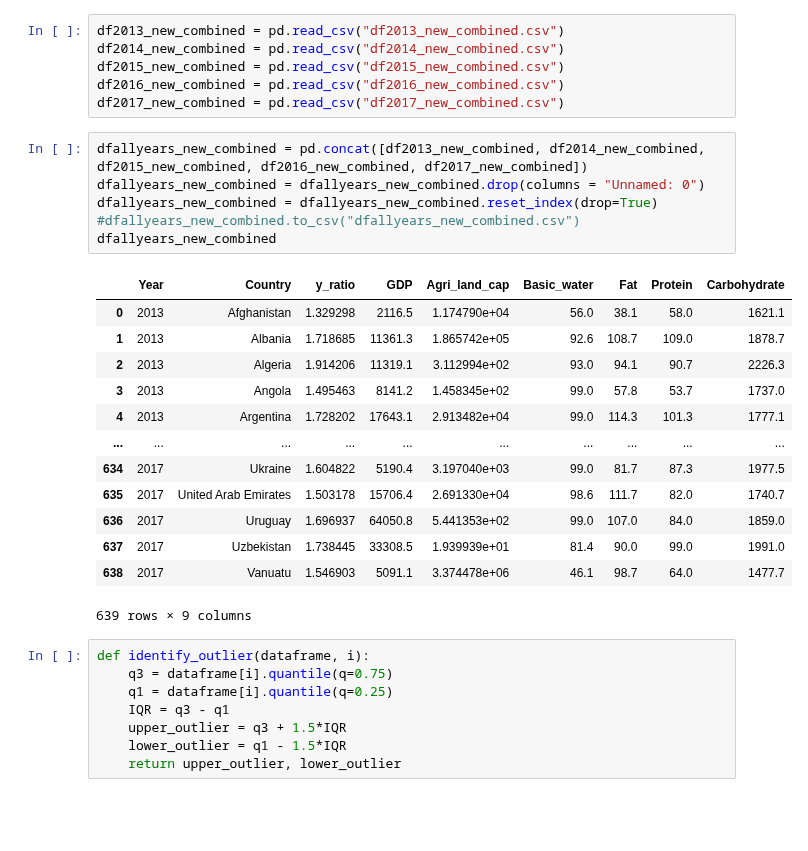
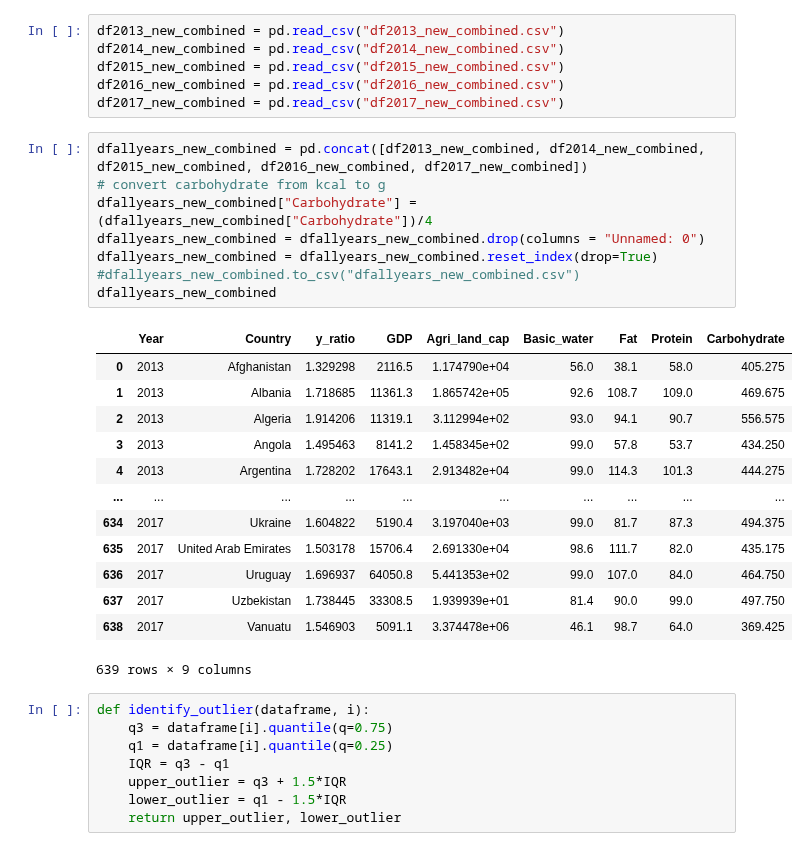
Before and after one commit to tanjoash/2D_data_driven_world, a Jupyter notebook: 2dwork/2D DDW.ipynb, the cells around one changed output. Drawn from its saved outputs; the diff is of its cells as text; blank space fills up the shorter version.

Commit message:
edited unit of carbs from kcal to g

```diff
--- a/2dwork/2D DDW.ipynb
+++ b/2dwork/2D DDW.ipynb
@@ -1223,23 +1223,25 @@ df2016_new_combined = pd.read_csv("df2016_new_combined.csv")
 df2017_new_combined = pd.read_csv("df2017_new_combined.csv")
 # %%
 dfallyears_new_combined = pd.concat([df2013_new_combined, df2014_new_combined, df2015_new_combined, df2016_new_combined, df2017_new_combined])
+# convert carbohydrate from kcal to g
+dfallyears_new_combined["Carbohydrate"] = (dfallyears_new_combined["Carbohydrate"])/4
 dfallyears_new_combined = dfallyears_new_combined.drop(columns = "Unnamed: 0")
 dfallyears_new_combined = dfallyears_new_combined.reset_index(drop=True)
 #dfallyears_new_combined.to_csv("dfallyears_new_combined.csv")
 dfallyears_new_combined
 # %% [output]
 |  | Year | Country | y_ratio | GDP | Agri_land_cap | Basic_water | Fat | Protein | Carbohydrate |
-| 0 | 2013 | Afghanistan | 1.329298 | 2116.5 | 1.174790e+04 | 56.0 | 38.1 | 58.0 | 1621.1 |
-| 1 | 2013 | Albania | 1.718685 | 11361.3 | 1.865742e+05 | 92.6 | 108.7 | 109.0 | 1878.7 |
-| 2 | 2013 | Algeria | 1.914206 | 11319.1 | 3.112994e+02 | 93.0 | 94.1 | 90.7 | 2226.3 |
-| 3 | 2013 | Angola | 1.495463 | 8141.2 | 1.458345e+02 | 99.0 | 57.8 | 53.7 | 1737.0 |
-| 4 | 2013 | Argentina | 1.728202 | 17643.1 | 2.913482e+04 | 99.0 | 114.3 | 101.3 | 1777.1 |
+| 0 | 2013 | Afghanistan | 1.329298 | 2116.5 | 1.174790e+04 | 56.0 | 38.1 | 58.0 | 405.275 |
+| 1 | 2013 | Albania | 1.718685 | 11361.3 | 1.865742e+05 | 92.6 | 108.7 | 109.0 | 469.675 |
+| 2 | 2013 | Algeria | 1.914206 | 11319.1 | 3.112994e+02 | 93.0 | 94.1 | 90.7 | 556.575 |
+| 3 | 2013 | Angola | 1.495463 | 8141.2 | 1.458345e+02 | 99.0 | 57.8 | 53.7 | 434.250 |
+| 4 | 2013 | Argentina | 1.728202 | 17643.1 | 2.913482e+04 | 99.0 | 114.3 | 101.3 | 444.275 |
 | ... | ... | ... | ... | ... | ... | ... | ... | ... | ... |
-| 634 | 2017 | Ukraine | 1.604822 | 5190.4 | 3.197040e+03 | 99.0 | 81.7 | 87.3 | 1977.5 |
-| 635 | 2017 | United Arab Emirates | 1.503178 | 15706.4 | 2.691330e+04 | 98.6 | 111.7 | 82.0 | 1740.7 |
-| 636 | 2017 | Uruguay | 1.696937 | 64050.8 | 5.441353e+02 | 99.0 | 107.0 | 84.0 | 1859.0 |
-| 637 | 2017 | Uzbekistan | 1.738445 | 33308.5 | 1.939939e+01 | 81.4 | 90.0 | 99.0 | 1991.0 |
-| 638 | 2017 | Vanuatu | 1.546903 | 5091.1 | 3.374478e+06 | 46.1 | 98.7 | 64.0 | 1477.7 |
+| 634 | 2017 | Ukraine | 1.604822 | 5190.4 | 3.197040e+03 | 99.0 | 81.7 | 87.3 | 494.375 |
+| 635 | 2017 | United Arab Emirates | 1.503178 | 15706.4 | 2.691330e+04 | 98.6 | 111.7 | 82.0 | 435.175 |
+| 636 | 2017 | Uruguay | 1.696937 | 64050.8 | 5.441353e+02 | 99.0 | 107.0 | 84.0 | 464.750 |
+| 637 | 2017 | Uzbekistan | 1.738445 | 33308.5 | 1.939939e+01 | 81.4 | 90.0 | 99.0 | 497.750 |
+| 638 | 2017 | Vanuatu | 1.546903 | 5091.1 | 3.374478e+06 | 46.1 | 98.7 | 64.0 | 369.425 |
 639 rows × 9 columns
 # %%
 def identify_outlier(dataframe, i):
```
Also changed, not shown: parts of 13 cells of this notebook, 1 other file.
